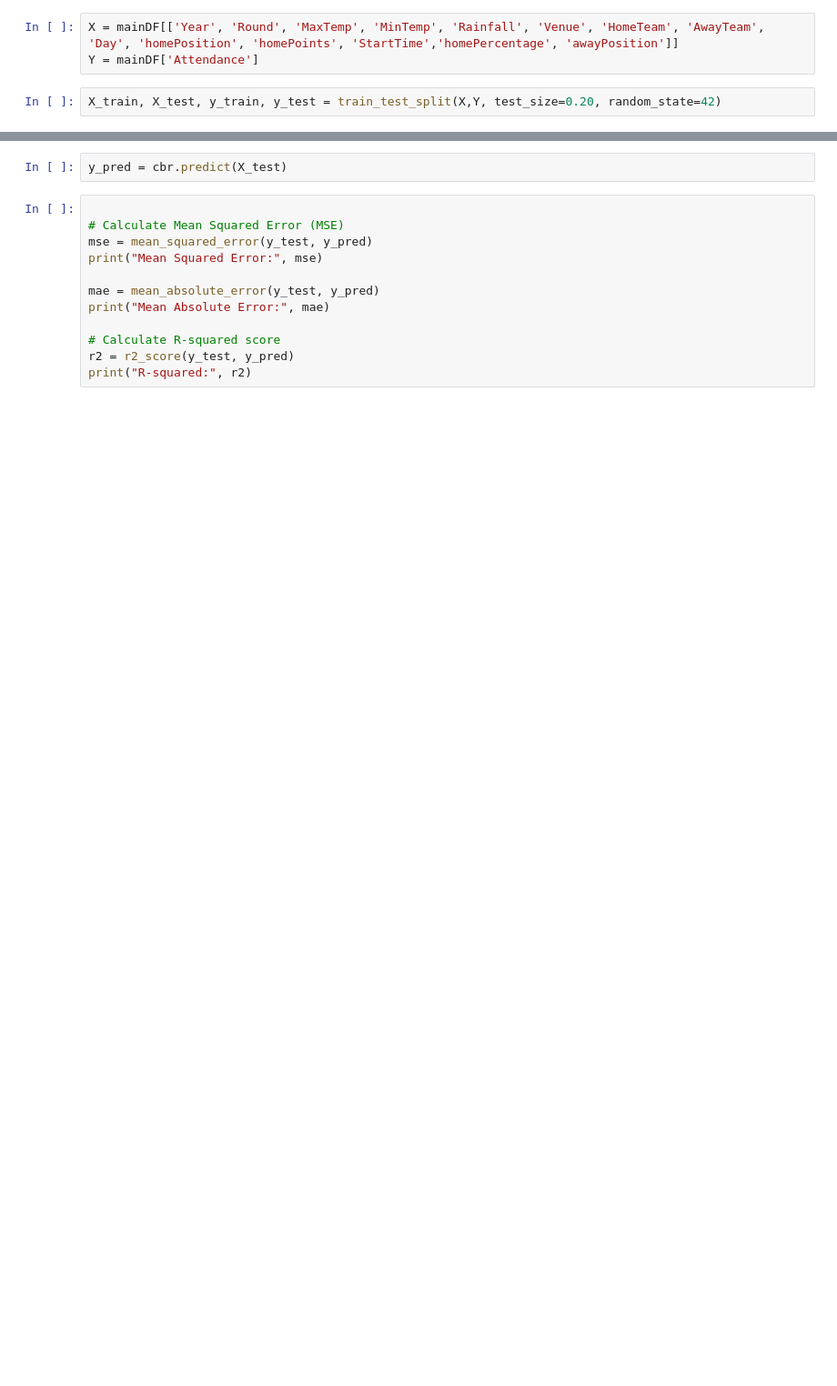
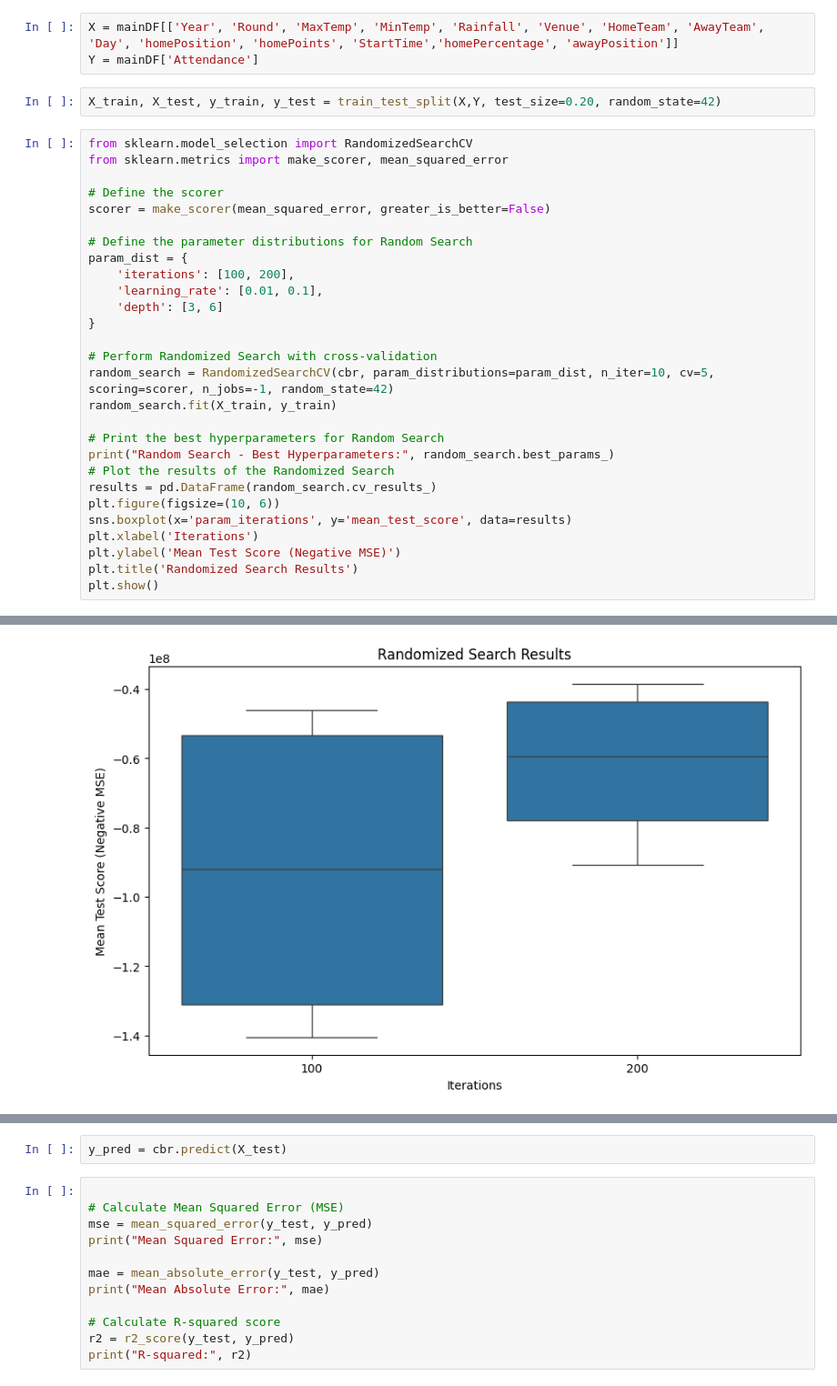
Before and after one commit to Raad42/AflAnalysis-, a Jupyter notebook: notebooks/model.ipynb, the cells around one changed output, grey strips where cells are left out. Shown at 91% size. Cells and saved outputs as stored; diff of their text form; blank space fills up the shorter version.

```diff
--- a/notebooks/model.ipynb
+++ b/notebooks/model.ipynb
@@ -134,3 +122,32 @@ X = mainDF[['Year', 'Round', 'MaxTemp', 'MinTemp', 'Rainfall', 'Venue', 'HomeTea
 Y = mainDF['Attendance']
 # %%
 X_train, X_test, y_train, y_test = train_test_split(X,Y, test_size=0.20, random_state=42)
+# %%
+from sklearn.model_selection import RandomizedSearchCV
+from sklearn.metrics import make_scorer, mean_squared_error
+
+# Define the scorer
+scorer = make_scorer(mean_squared_error, greater_is_better=False)
+
+# Define the parameter distributions for Random Search
+param_dist = {
+    'iterations': [100, 200],
+    'learning_rate': [0.01, 0.1],
+    'depth': [3, 6]
+}
+
+# Perform Randomized Search with cross-validation
+random_search = RandomizedSearchCV(cbr, param_distributions=param_dist, n_iter=10, cv=5, scoring=scorer, n_jobs=-1, random_state=42)
+random_search.fit(X_train, y_train)
+
+# Print the best hyperparameters for Random Search
+print("Random Search - Best Hyperparameters:", random_search.best_params_)
+# Plot the results of the Randomized Search
+results = pd.DataFrame(random_search.cv_results_)
+plt.figure(figsize=(10, 6))
+sns.boxplot(x='param_iterations', y='mean_test_score', data=results)
+plt.xlabel('Iterations')
+plt.ylabel('Mean Test Score (Negative MSE)')
+plt.title('Randomized Search Results')
+plt.show()
+# %% [output]
@@ -137,3 +171,4 @@ X_train, X_test, y_train, y_test = train_test_split(X,Y, test_size=0.20, random_
+[figure, added]
 # %%
 
 # Specify the categorical features
```
Also changed, not shown: parts of 20 cells of this notebook, 26 other files.
